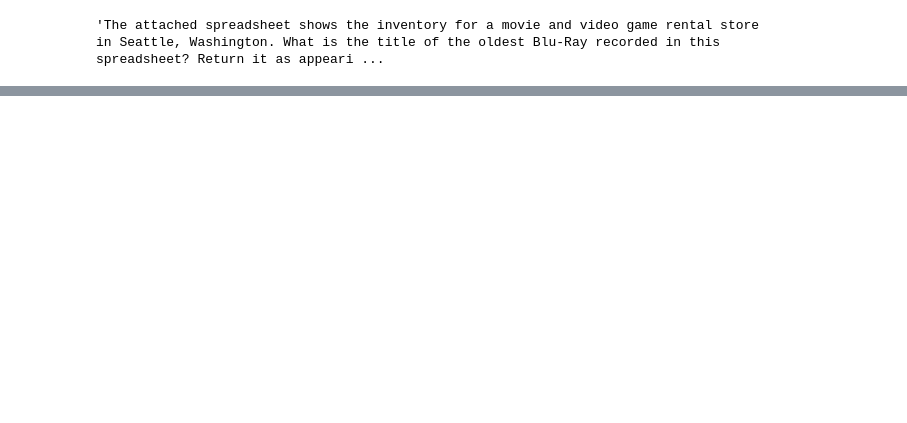
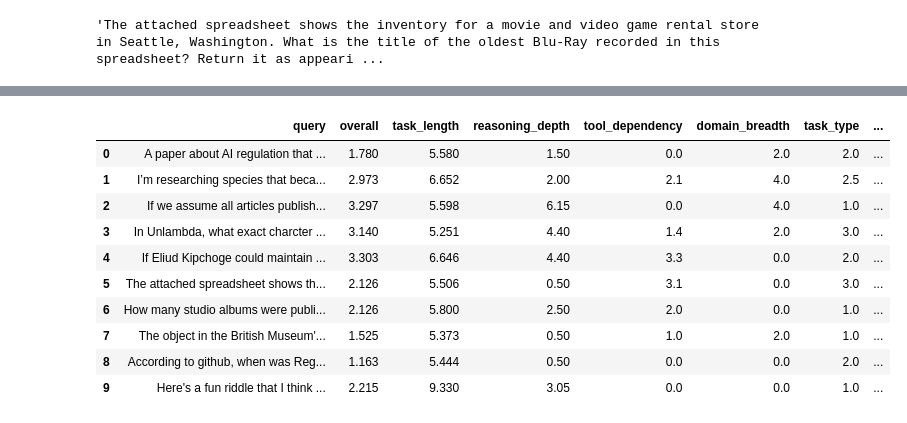
Before and after one commit to poorna1995/ARD, a Jupyter notebook: notebooks/test12.ipynb, the cells around one changed output, grey strips where cells are left out. Cells and saved outputs as stored; diff of their text form; code cells hidden in the pictures; blank space fills up the shorter version.

```diff
--- a/notebooks/test12.ipynb
+++ b/notebooks/test12.ipynb
@@ -56,0 +74,17 @@ df['query'].iloc[5]
+# %%
+import pandas as pd
+df_com = pd.read_parquet("../datasets/complexity/gaia_routed1.parquet")
+# %%
+df_com.head(10)
+# %% [output]
+|  | query | overall | task_length | reasoning_depth | tool_dependency | domain_breadth | task_type | ... |
+| 0 | A paper about AI regulation that ... | 1.780 | 5.580 | 1.50 | 0.0 | 2.0 | 2.0 | ... |
+| 1 | I’m researching species that beca... | 2.973 | 6.652 | 2.00 | 2.1 | 4.0 | 2.5 | ... |
+| 2 | If we assume all articles publish... | 3.297 | 5.598 | 6.15 | 0.0 | 4.0 | 1.0 | ... |
+| 3 | In Unlambda, what exact charcter ... | 3.140 | 5.251 | 4.40 | 1.4 | 2.0 | 3.0 | ... |
+| 4 | If Eliud Kipchoge could maintain ... | 3.303 | 6.646 | 4.40 | 3.3 | 0.0 | 2.0 | ... |
+| 5 | The attached spreadsheet shows th... | 2.126 | 5.506 | 0.50 | 3.1 | 0.0 | 3.0 | ... |
+| 6 | How many studio albums were publi... | 2.126 | 5.800 | 2.50 | 2.0 | 0.0 | 1.0 | ... |
+| 7 | The object in the British Museum'... | 1.525 | 5.373 | 0.50 | 1.0 | 2.0 | 1.0 | ... |
+| 8 | According to github, when was Reg... | 1.163 | 5.444 | 0.50 | 0.0 | 0.0 | 2.0 | ... |
+| 9 | Here's a fun riddle that I think ... | 2.215 | 9.330 | 3.05 | 0.0 | 0.0 | 1.0 | ... |
```
Also changed, not shown: parts of 22 cells of this notebook, 29 other files.
